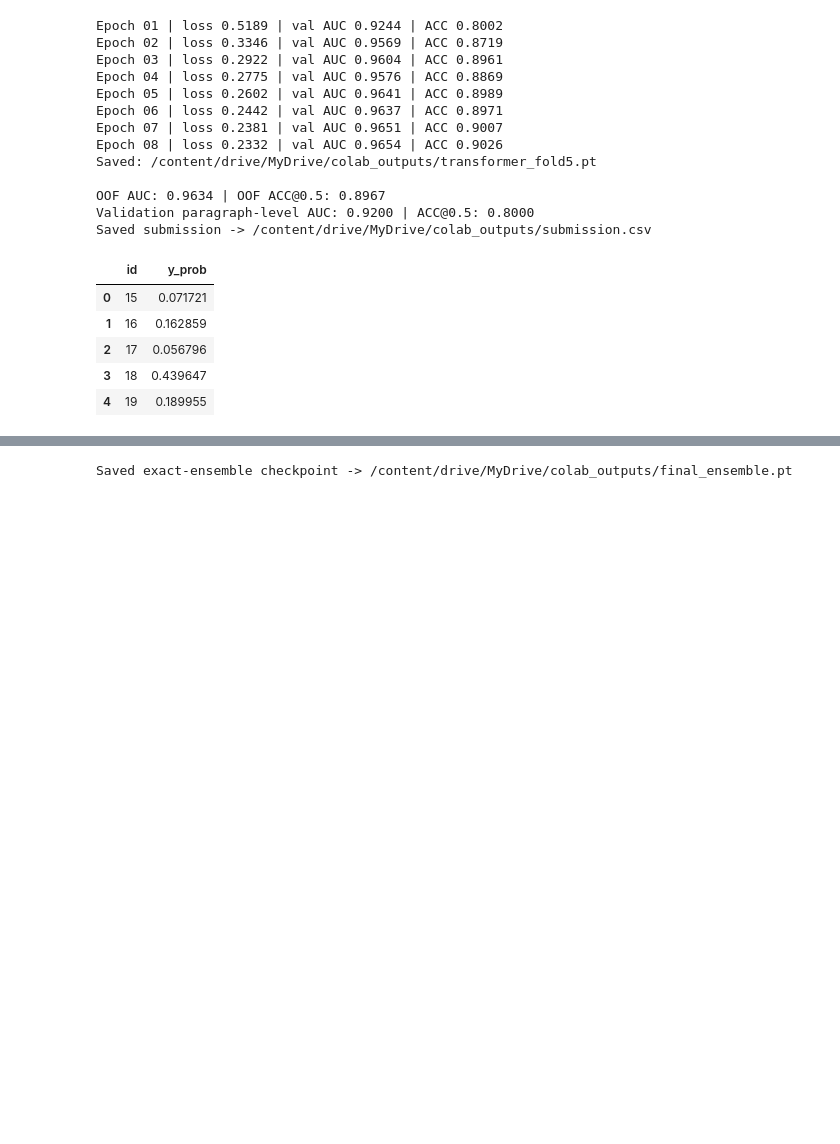
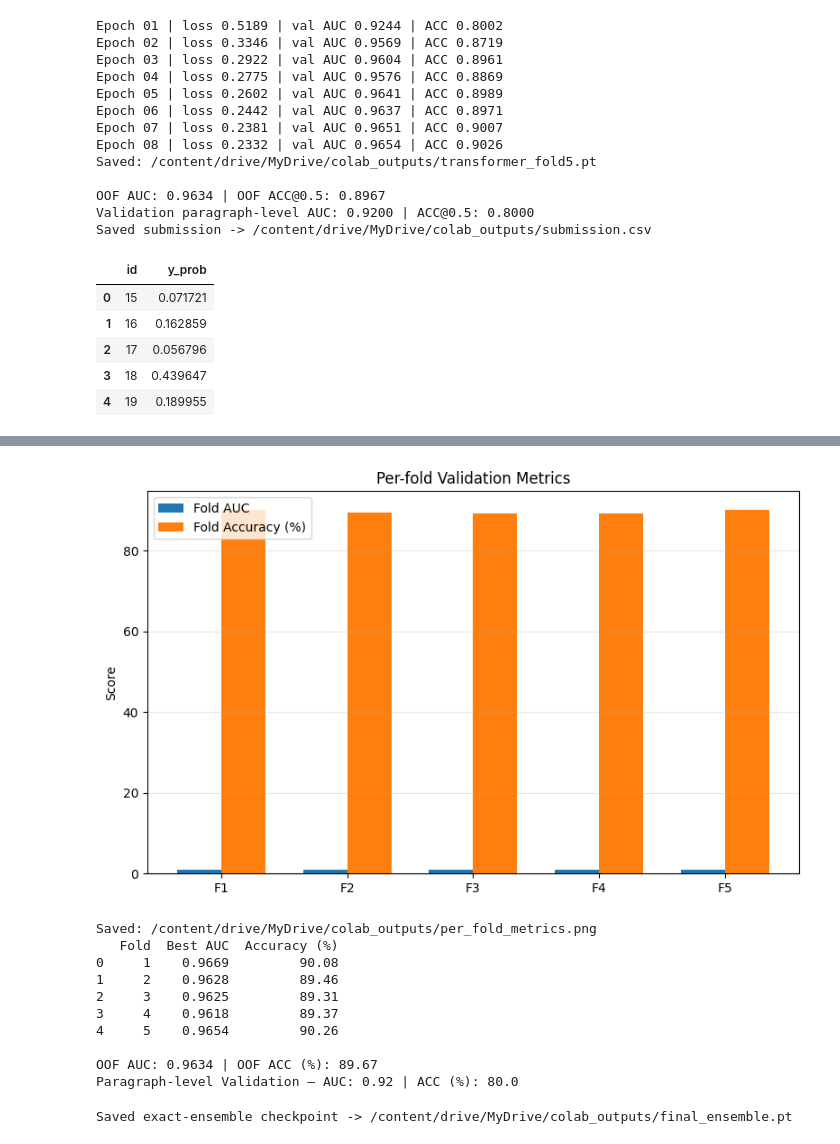
Before and after one commit to AchalaDias/assignment-3-language-detection, a Jupyter notebook: Aeman Fatima - a1946845/final_submission_with_EDA.ipynb, the cells around one changed output, grey strips where cells are left out. Cells and saved outputs as stored; diff of their text form; code cells hidden in the pictures; blank space fills up the shorter version.

```diff
--- a/Aeman Fatima - a1946845/final_submission_with_EDA.ipynb
+++ b/Aeman Fatima - a1946845/final_submission_with_EDA.ipynb
@@ -1322,3 +1354,58 @@ Saved submission -> /content/drive/MyDrive/colab_outputs/submission.csv
+# %%
+# ===== Figure 2: Per-fold AUC and Accuracy =====
+import matplotlib.pyplot as plt
+import numpy as np
+import pandas as pd
+
+# Used hard-coded values for plotting since re-running training would take time
+fold_ids = [1, 2, 3, 4, 5]
+fold_auc = [0.9669, 0.9628, 0.9625, 0.9618, 0.9654]
+fold_acc = [90.08, 89.46, 89.31, 89.37, 90.26]  # as %
+
+oof_auc = 0.9634
+oof_acc = 89.67   # 0.8967 → percent
+val_auc_para = 0.9200
+val_acc_para = 80.00  # %
+
+x = np.arange(len(fold_ids))
+width = 0.35
+
+plt.figure(figsize=(8,5))
+plt.bar(x - width/2, fold_auc, width, label="Fold AUC")
+plt.bar(x + width/2, fold_acc, width, label="Fold Accuracy (%)")
+plt.xticks(x, [f"F{f}" for f in fold_ids])
+plt.ylabel("Score")
+plt.title("Per-fold Validation Metrics")
+plt.grid(axis="y", alpha=0.3)
+plt.legend()
+plt.tight_layout()
+
+fig2_path = out_dir / "per_fold_metrics.png"
+plt.savefig(fig2_path, dpi=150)
+plt.show()
+print("Saved:", fig2_path)
+
+# Print summary table
+df = pd.DataFrame({
+    "Fold": fold_ids,
+    "Best AUC": fold_auc,
+    "Accuracy (%)": fold_acc
+})
+print(df)
+print("\nOOF AUC:", oof_auc, "| OOF ACC (%):", oof_acc)
+print("Paragraph-level Validation — AUC:", val_auc_para, "| ACC (%):", val_acc_para)
+# %% [output]
+[figure, added]
+Saved: /content/drive/MyDrive/colab_outputs/per_fold_metrics.png
+   Fold  Best AUC  Accuracy (%)
+0     1    0.9669         90.08
+1     2    0.9628         89.46
+2     3    0.9625         89.31
+3     4    0.9618         89.37
+4     5    0.9654         90.26
+
+OOF AUC: 0.9634 | OOF ACC (%): 89.67
+Paragraph-level Validation — AUC: 0.92 | ACC (%): 80.0
 # %%
 # Build a one-file ensemble module that matches 5-fold
 import torch
```
Also changed, not shown: parts of 1 cell of this notebook.
